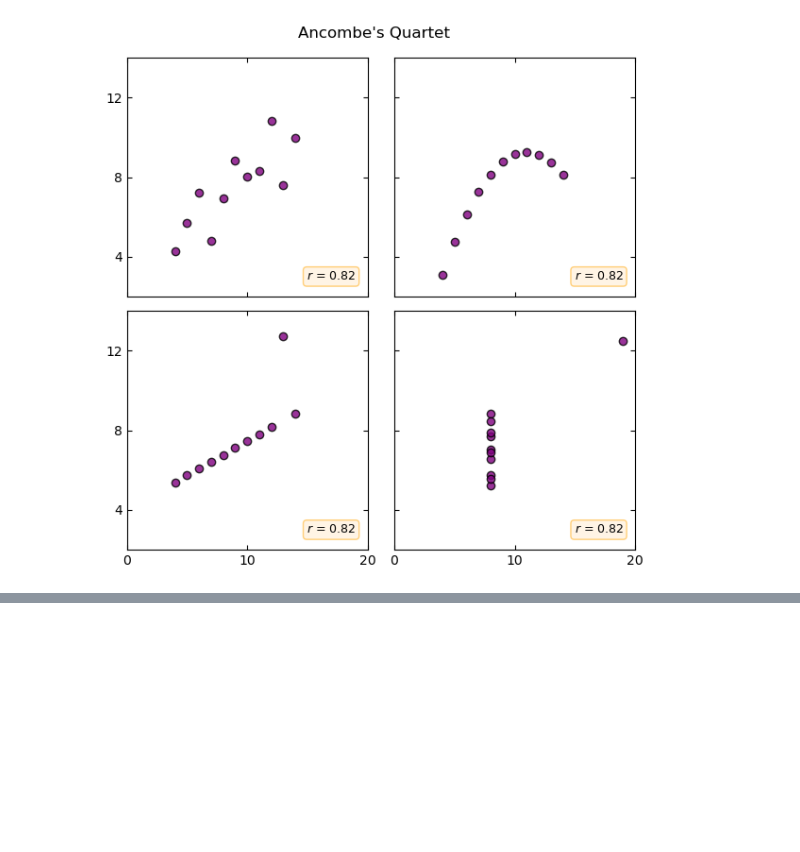
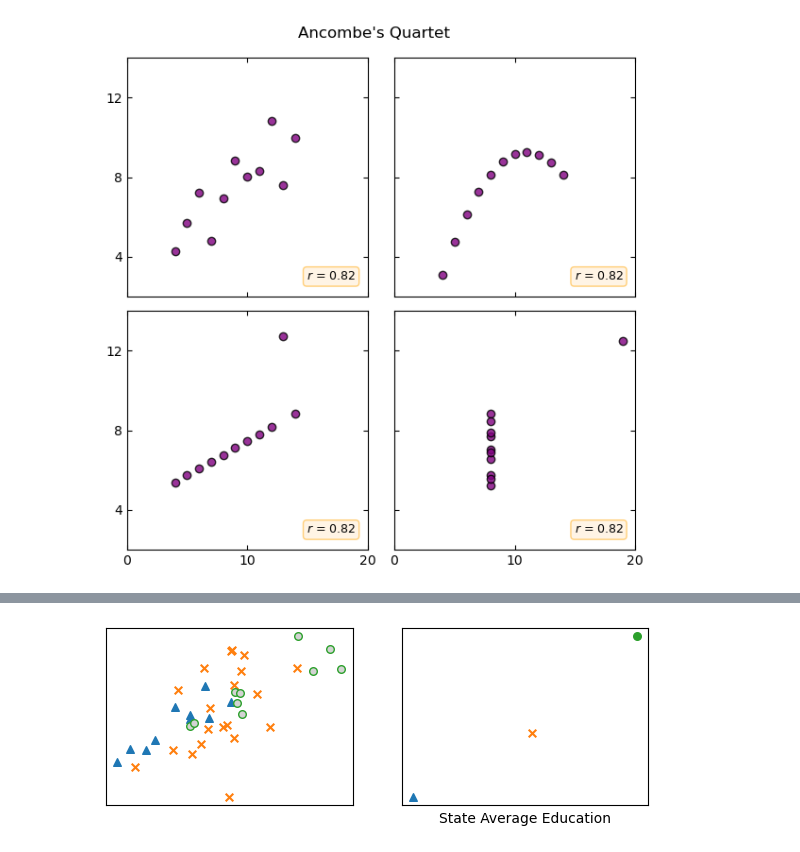
Before and after one commit to alexanderthclark/Stats1101, a Jupyter notebook: helpers/correlationHelper.ipynb, the cells around one changed output, grey strips where cells are left out. Saved outputs shown, nothing was run; the diff lists cells and outputs as text; code cells hidden in the pictures; blank space fills up the shorter version.

```diff
--- a/helpers/correlationHelper.ipynb
+++ b/helpers/correlationHelper.ipynb
@@ -639,0 +789,51 @@ plt.show()
+# %%
+# ecological correlations
+
+n = 10
+
+x_dict = dict()
+y_dict = dict()
+L = 3
+for i in range(L):
+    x_dict[i] = np.random.normal(i,1,size = n)
+    y_dict[i] = x_dict[i] + np.random.normal(0,2, size = n)
+
+x_a = np.random.normal(1,1,size = n)
+x_b = np.random.normal(2,1, size = 2*n)
+x_c = np.random.normal(3,1, size = n)
+
+sd = 1
+y_a = x_a + np.random.normal(0,sd, size = n)
+y_b = x_b + np.random.normal(0, 2*sd, size = 2*n)
+y_c = x_c + np.random.normal(0,sd, size = n)
+
+
+
+fig, axs = plt.subplots(1, 2, figsize = (7,2.3))
+
+ax = axs[0]
+
+#markers = ['^', 'x', '']
+#for i in zip(x_dict.keys(), markers):
+
+
+ax.scatter(x_a, y_a, marker = '^', s = 30)
+ax.scatter(x_b, y_b, marker = 'x', s = 30)
+ax.scatter(x_c, y_c, marker = 'o', s = 30, fc = 'lightgray', ec = 'C2')
+
+
+ax = axs[1]
+markers = ['^', 'x', 'o']
+for x, y, m in zip([x_a, x_b, x_c], [y_a, y_b, y_c], markers):
+
+    a,b = np.mean(x), np.mean(y)
+
+    ax.scatter([a], [b], marker = m, s = 30)
+
+    ax.set_xlabel("State Average Education")
+
+for ax in axs:
+    ax.set_xticks([])
+    ax.set_yticks([])
+# %% [output]
+[figure, added]
```
Also changed, not shown: parts of 6 cells of this notebook, 42 other files.
